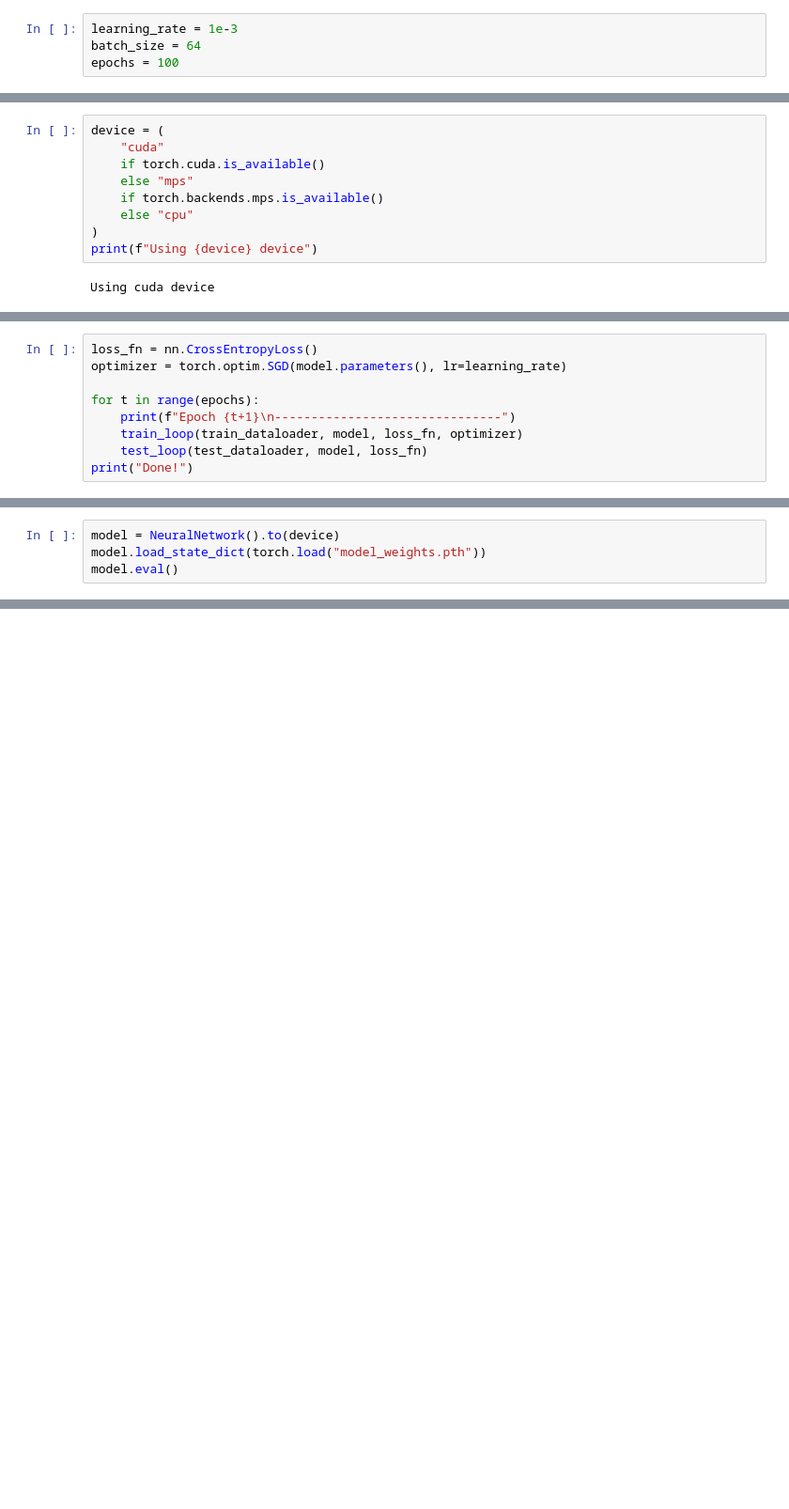
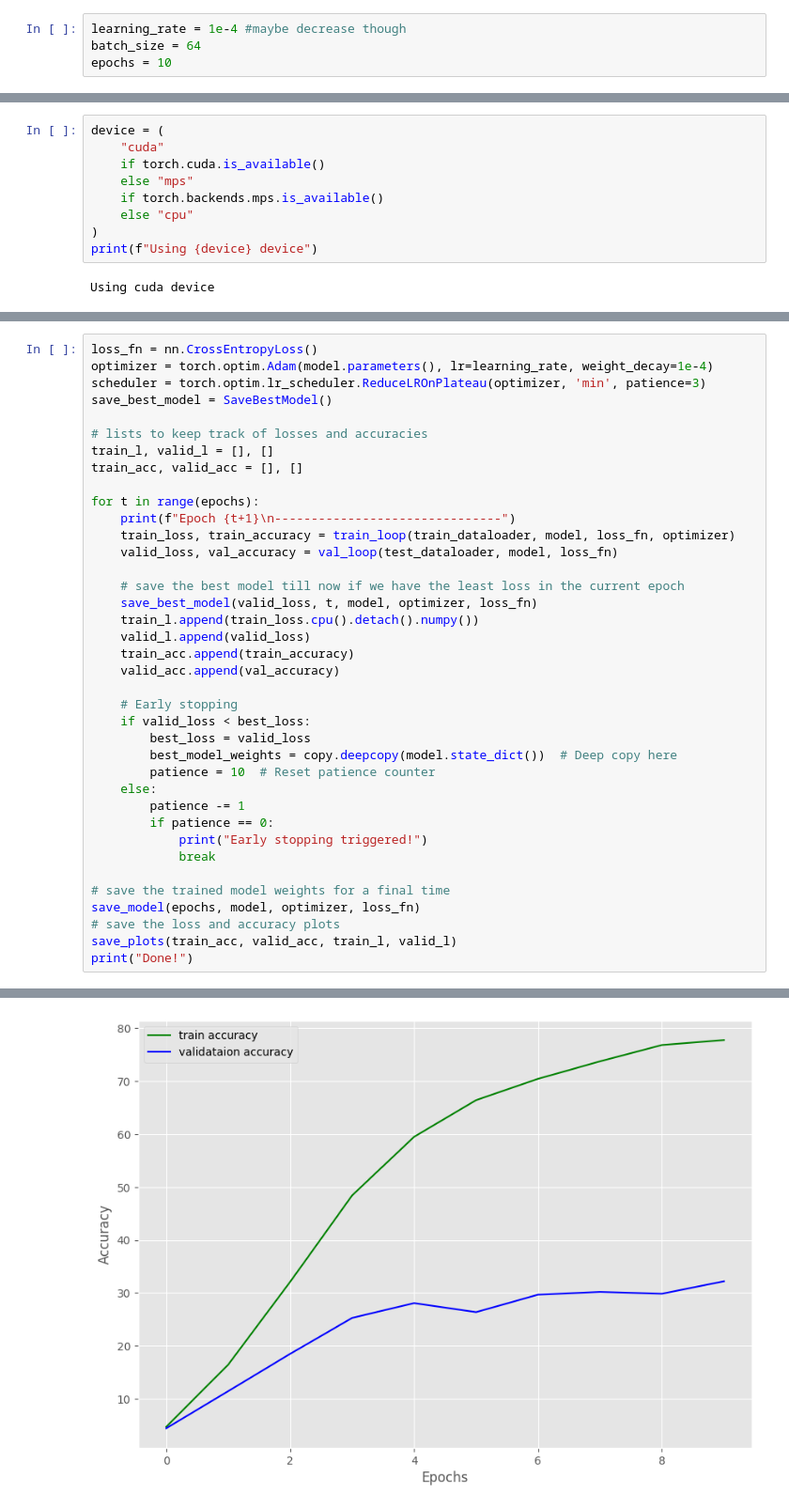
Before and after one commit to Se1towo/IMLO_Exam, a Jupyter notebook: IMLO_NN.ipynb, the cells around one changed output, grey strips where cells are left out. Shown: that part at 94% size. Saved outputs shown, nothing was run; the diff lists cells and outputs as text; blank space fills up the shorter version.

Commit message:
32 AFTER 10 EPOCHS ＼(＾O＾)／

```diff
--- a/IMLO_NN.ipynb
+++ b/IMLO_NN.ipynb
@@ -54,7 +226,7 @@ Downloading https://thor.robots.ox.ac.uk/datasets/flowers-102/setid.mat to data/
 # %%
-learning_rate = 1e-3
+learning_rate = 1e-4 #maybe decrease though
 batch_size = 64
-epochs = 100
+epochs = 10
 # %%
 train_dataloader = DataLoader(training_data, batch_size, shuffle=True)
 test_dataloader = DataLoader(test_data, batch_size, shuffle=True)
@@ -281,9 +448,0 @@ def test_loop(dataloader, model, loss_fn):
-# %%
-loss_fn = nn.CrossEntropyLoss()
-optimizer = torch.optim.SGD(model.parameters(), lr=learning_rate)
-
-for t in range(epochs):
-    print(f"Epoch {t+1}\n-------------------------------")
-    train_loop(train_dataloader, model, loss_fn, optimizer)
-    test_loop(test_dataloader, model, loss_fn)
-print("Done!")
@@ -314,4 +448,0 @@ Saved PyTorch Model State to model_weights.pth
-# %%
-model = NeuralNetwork().to(device)
-model.load_state_dict(torch.load("model_weights.pth"))
-model.eval()
@@ -407,0 +449,39 @@ def save_plots(train_acc, valid_acc, train_loss, valid_loss):
+# %%
+loss_fn = nn.CrossEntropyLoss()
+optimizer = torch.optim.Adam(model.parameters(), lr=learning_rate, weight_decay=1e-4)
+scheduler = torch.optim.lr_scheduler.ReduceLROnPlateau(optimizer, 'min', patience=3)
+save_best_model = SaveBestModel()
+
+# lists to keep track of losses and accuracies
+train_l, valid_l = [], []
+train_acc, valid_acc = [], []
+
+for t in range(epochs):
+    print(f"Epoch {t+1}\n-------------------------------")
+    train_loss, train_accuracy = train_loop(train_dataloader, model, loss_fn, optimizer)
+    valid_loss, val_accuracy = val_loop(test_dataloader, model, loss_fn)
+
+    # save the best model till now if we have the least loss in the current epoch
+    save_best_model(valid_loss, t, model, optimizer, loss_fn)
+    train_l.append(train_loss.cpu().detach().numpy())
+    valid_l.append(valid_loss)
+    train_acc.append(train_accuracy)
+    valid_acc.append(val_accuracy)
+
+    # Early stopping
+    if valid_loss < best_loss:
+        best_loss = valid_loss
+        best_model_weights = copy.deepcopy(model.state_dict())  # Deep copy here
+        patience = 10  # Reset patience counter
+    else:
+        patience -= 1
+        if patience == 0:
+            print("Early stopping triggered!")
+            break
+
+# save the trained model weights for a final time
+save_model(epochs, model, optimizer, loss_fn)
+# save the loss and accuracy plots
+save_plots(train_acc, valid_acc, train_l, valid_l)
+print("Done!")
+# %% [output]
@@ -407,0 +505 @@ def save_plots(train_acc, valid_acc, train_loss, valid_loss):
+[figure, added]
```
Also changed, not shown: parts of 34 cells of this notebook.
